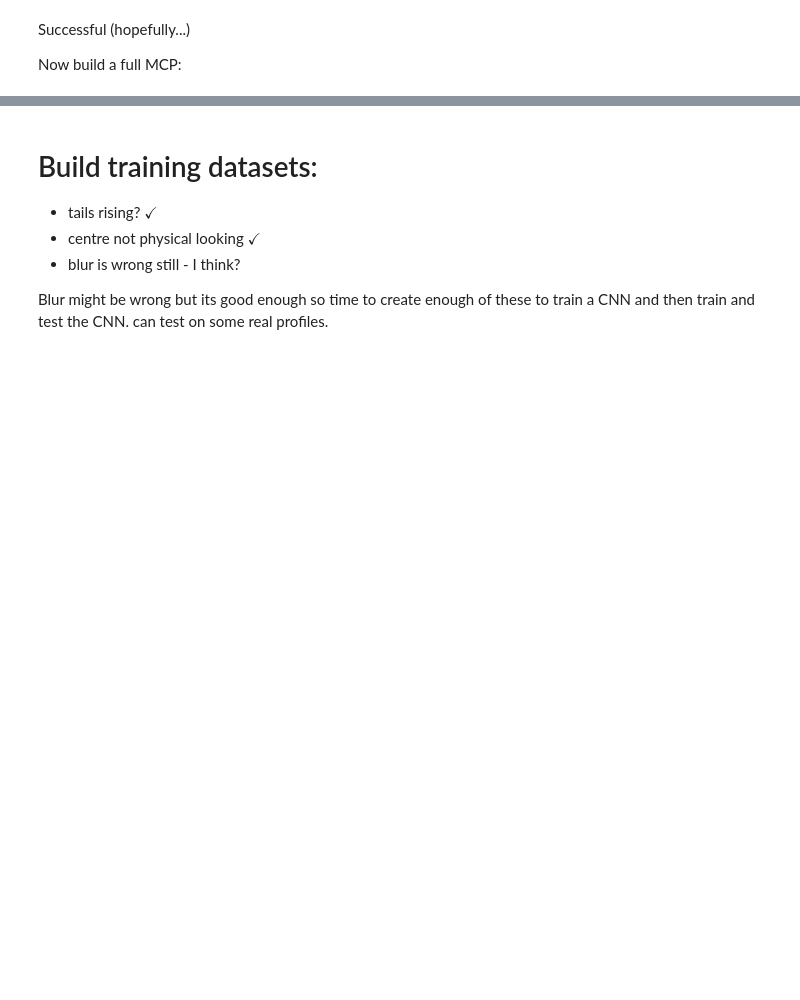
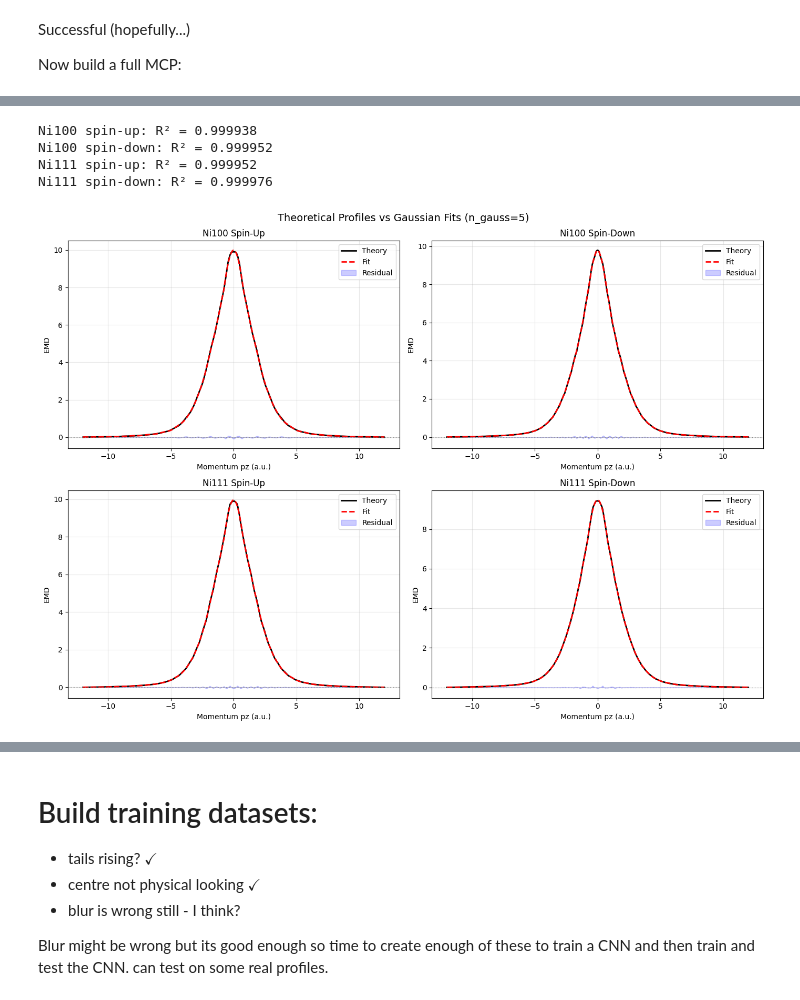
Before and after one commit to jpjharg/DISS, a Jupyter notebook: sytheticMCP.ipynb, the cells around one changed output, grey strips where cells are left out. Drawn from its saved outputs; the diff is of its cells as text; code cells hidden in the pictures; blank space fills up the shorter version.

```diff
--- a/sytheticMCP.ipynb
+++ b/sytheticMCP.ipynb
@@ -570,0 +469,42 @@ plt.show()
+# %%
+n_gauss   = 5
+n_fourier = 7
+
+fermi_window_100 = gaussian(x100, fermi_window_width, fermi_window_amp)
+fermi_window_111 = gaussian(x111, fermi_window_width, fermi_window_amp)
+
+popt_100_1, pcov_100_1, popt_fermi_100_1, pcov_fermi_100_1, fit_100_1 = fit_profile(x100, y100_1, fermi_window_100, n_gauss=n_gauss, n_fourier=n_fourier, label='Ni100 spin-up')
+popt_100_2, pcov_100_2, popt_fermi_100_2, pcov_fermi_100_2, fit_100_2 = fit_profile(x100, y100_2, fermi_window_100, n_gauss=n_gauss, n_fourier=n_fourier, label='Ni100 spin-down')
+popt_111_1, pcov_111_1, popt_fermi_111_1, pcov_fermi_111_1, fit_111_1 = fit_profile(x111, y111_1, fermi_window_111, n_gauss=n_gauss, n_fourier=n_fourier, label='Ni111 spin-up')
+popt_111_2, pcov_111_2, popt_fermi_111_2, pcov_fermi_111_2, fit_111_2 = fit_profile(x111, y111_2, fermi_window_111, n_gauss=n_gauss, n_fourier=n_fourier, label='Ni111 spin-down')
+# --- Visualise ---
+fig, axes = plt.subplots(2, 2, figsize=(14, 10))
+fig.suptitle(f'Theoretical Profiles vs Gaussian Fits (n_gauss={n_gauss})', fontsize=14)
+
+plot_data = [
+    (axes[0,0], x100, y100_1, fit_100_1, 'Ni100 Spin-Up'),
+    (axes[0,1], x100, y100_2, fit_100_2, 'Ni100 Spin-Down'),
+    (axes[1,0], x111, y111_1, fit_111_1, 'Ni111 Spin-Up'),
+    (axes[1,1], x111, y111_2, fit_111_2, 'Ni111 Spin-Down'),
+]
+
+for ax, x, y_real, y_fit, title in plot_data:
+    ax.plot(x, y_real, 'k-',  lw=2,   label='Theory')
+    if y_fit is not None:
+        ax.plot(x, y_fit,  'r--', lw=2,   label='Fit')
+        ax.fill_between(x, y_real - y_fit, alpha=0.2, color='blue', label='Residual')
+        ax.axhline(0, color='gray', lw=0.8, ls=':')
+    ax.set_title(title)
+    ax.set_xlabel('Momentum pz (a.u.)')
+    ax.set_ylabel('EMD')
+    ax.legend()
+    ax.grid(True, alpha=0.3)
+
+plt.tight_layout()
+plt.show()
+# %% [output]
+Ni100 spin-up: R² = 0.999938
+Ni100 spin-down: R² = 0.999952
+Ni111 spin-up: R² = 0.999952
+Ni111 spin-down: R² = 0.999976
+[figure, added]
```
Also changed, not shown: parts of 21 cells of this notebook, 3 other files.
